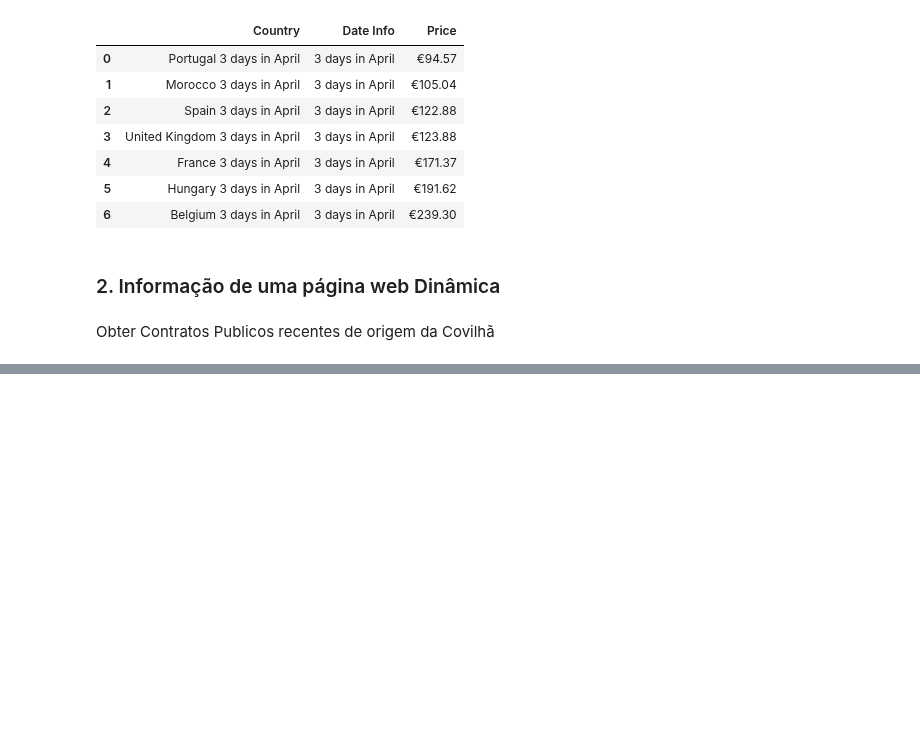
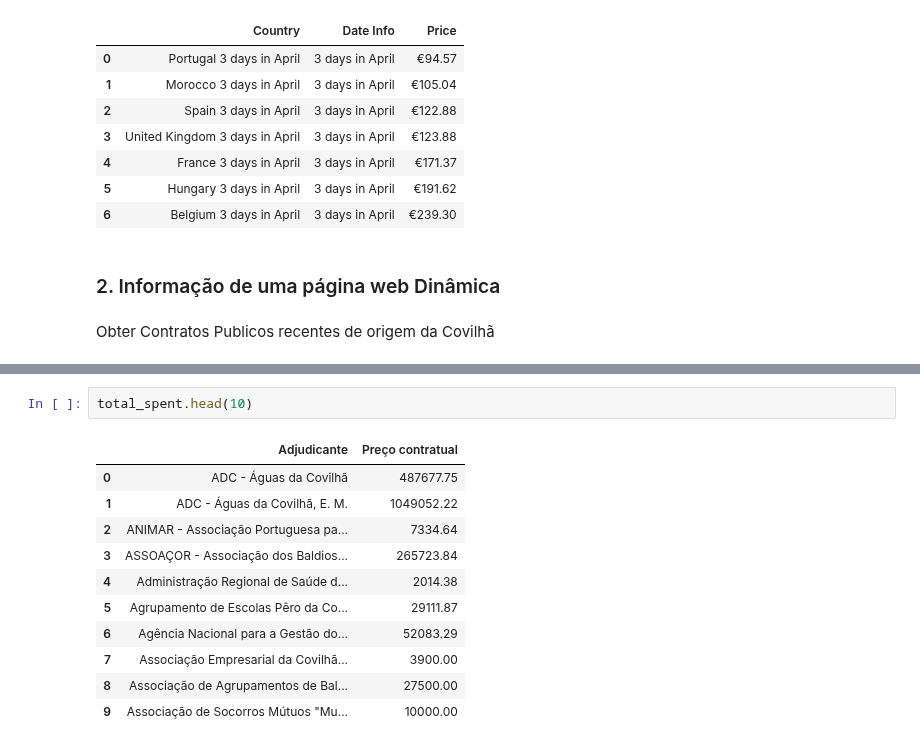
Before and after one commit to renejerez/ubi-master-computer-engineering, a Jupyter notebook: 14479-DS/Mini_Projeto_02/Mini_Projeto_02.ipynb, the cells around one changed output, grey strips where cells are left out. Cells and saved outputs as stored; diff of their text form; blank space fills up the shorter version.

```diff
--- a/14479-DS/Mini_Projeto_02/Mini_Projeto_02.ipynb
+++ b/14479-DS/Mini_Projeto_02/Mini_Projeto_02.ipynb
@@ -303,0 +394,14 @@ df_rows.head()
+# %%
+total_spent.head(10)
+# %% [output]
+|  | Adjudicante | Preço contratual |
+| 0 | ADC - Águas da Covilhã | 487677.75 |
+| 1 | ADC - Águas da Covilhã, E. M. | 1049052.22 |
+| 2 | ANIMAR - Associação Portuguesa pa... | 7334.64 |
+| 3 | ASSOAÇOR - Associação dos Baldios... | 265723.84 |
+| 4 | Administração Regional de Saúde d... | 2014.38 |
+| 5 | Agrupamento de Escolas Pêro da Co... | 29111.87 |
+| 6 | Agência Nacional para a Gestão do... | 52083.29 |
+| 7 | Associação Empresarial da Covilhã... | 3900.00 |
+| 8 | Associação de Agrupamentos de Bal... | 27500.00 |
+| 9 | Associação de Socorros Mútuos "Mu... | 10000.00 |
```
Also changed, not shown: parts of 13 cells of this notebook.
